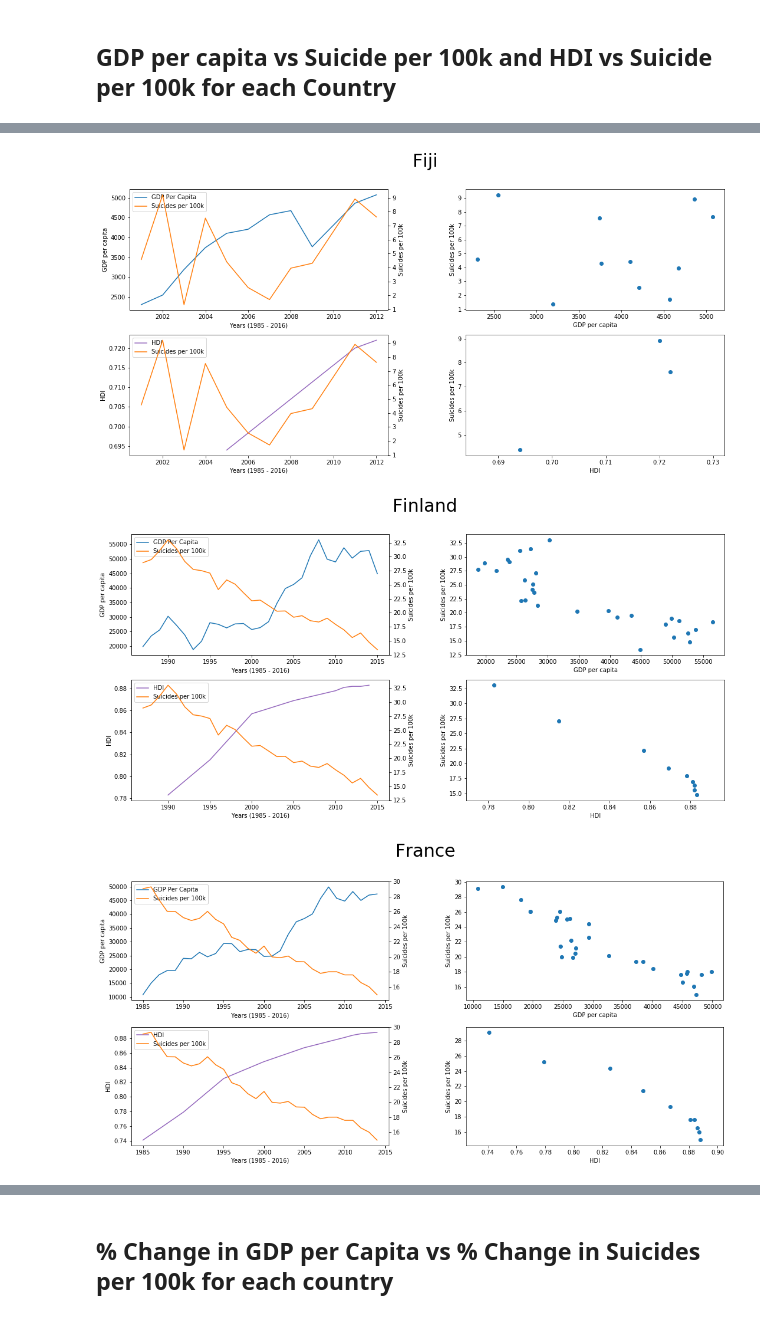
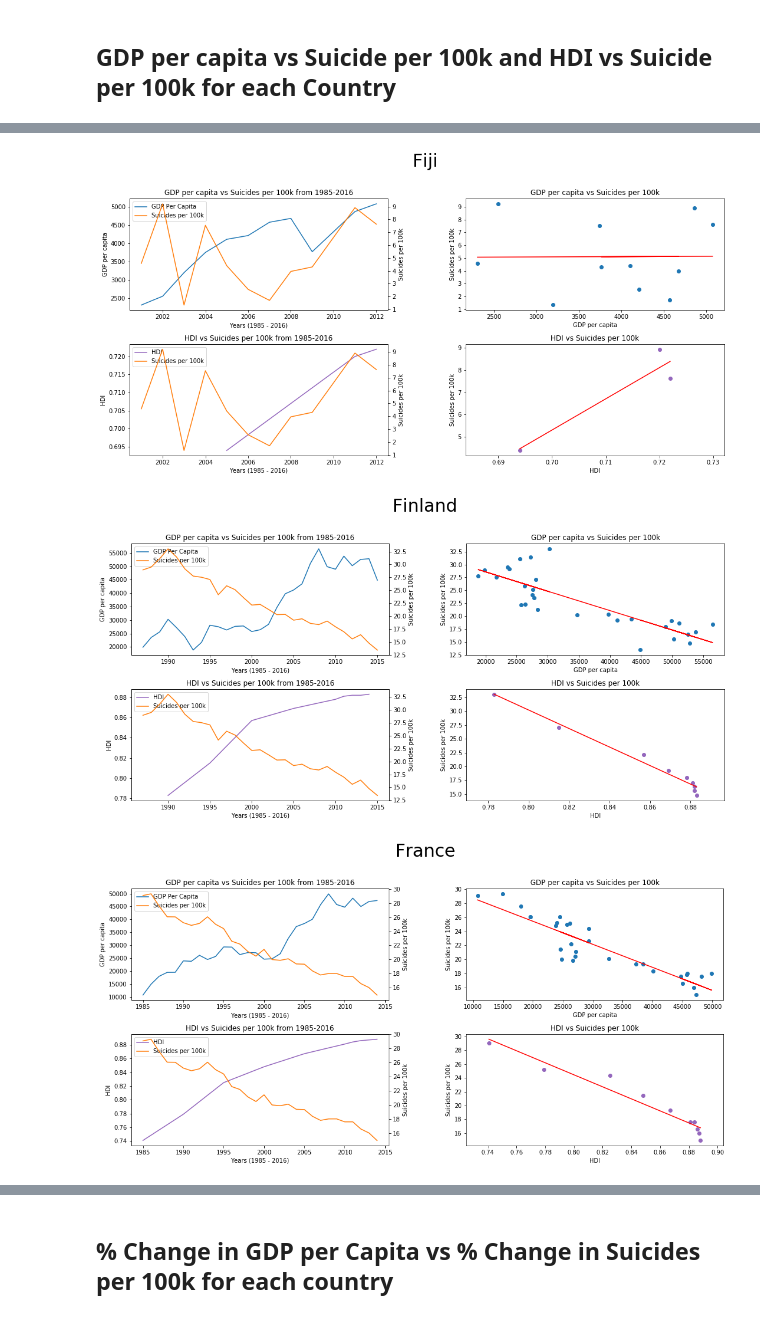
Before and after one commit to sethdagostino/COGS-108-Final-Project, a Jupyter notebook: FinalProject.ipynb, the cells around one changed output, grey strips where cells are left out. Saved outputs shown, nothing was run; the diff lists cells and outputs as text; code cells hidden in the pictures.

```diff
--- a/FinalProject.ipynb
+++ b/FinalProject.ipynb
@@ -430,10 +431,26 @@ def plot_suicide_vs_gdp_and_hdi_per_year(country):
     lines = line1 + line2
     labels = [l.get_label() for l in lines]
     ax1.legend(lines, labels, loc=0)
+    ax1.title.set_text('GDP per capita vs Suicides per 100k from 1985-2016')
 
+    #----------------------------------------------------------------------------------
     ax2.set_xlabel('GDP per capita')
     ax2.set_ylabel('Suicides per 100k')
     ax2.scatter(suicide_gdp_per_year["gdp_per_capita"], suicide_gdp_per_year["suicides_per_100k"])
+
+    a1, b1 = np.polyfit(suicide_gdp_per_year['gdp_per_capita'], suicide_gdp_per_year['suicides_per_100k'], 1)
+
+    gdp_per_cap = suicide_gdp_per_year['gdp_per_capita'].values
+
+    predicted_suicide = []
+    for x in gdp_per_cap:
+        predicted_suicide.append(a1 * x + b1)
+
+    ax2.plot(gdp_per_cap, predicted_suicide, c='red')
+
+    ax2.title.set_text('GDP per capita vs Suicides per 100k')
+
+    ###################################################################################
 
     # Bottom row for hdi
     HDI_suicide_df = data.drop(columns=["sex", "age", "population", "suicides_no", "gdp", "gdp_per_capita", "generation"])
@@ -462,10 +479,25 @@ def plot_suicide_vs_gdp_and_hdi_per_year(country):
     bot_lines = line3 + line4
     labels = [l.get_label() for l in bot_lines]
     ax3.legend(bot_lines, labels, loc=0)
+    ax3.title.set_text('HDI vs Suicides per 100k from 1985-2016')
 
+    #---------------------------------------------------------------------------------
     ax4.set_xlabel('HDI')
     ax4.set_ylabel('Suicides per 100k')
-    ax4.scatter(df_suicide_hdi_annual["hdi"], df_suicide_hdi_annual["suicide_rate"])
+    ax4.scatter(df_suicide_hdi_annual["hdi"], df_suicide_hdi_annual["suicide_rate"], c="tab:purple")
+    ax4.title.set_text('HDI vs Suicides per 100k')
+
+    a2, b2 = np.polyfit(df_suicide_hdi_annual["hdi"], df_suicide_hdi_annual["suicide_rate"], 1)
+
+    hdi = df_suicide_hdi_annual["hdi"].values
+
+    predicted_suicide = []
+    for x in hdi:
+        predicted_suicide.append(a2 * x + b2)
+
+    ax4.plot(hdi, predicted_suicide, c='red')
+
+    ##################################################################################
 
     fig.suptitle(country, x= .52, y = 1.1, fontsize=30)
     fig.tight_layout()
@@ -479,3 +511,3 @@ for country in countries:
-[figure, old version]
+[figure, new version]
-[figure, old version]
+[figure, new version]
-[figure, old version]
+[figure, new version]
```
Also changed, not shown: parts of 13 cells of this notebook.
